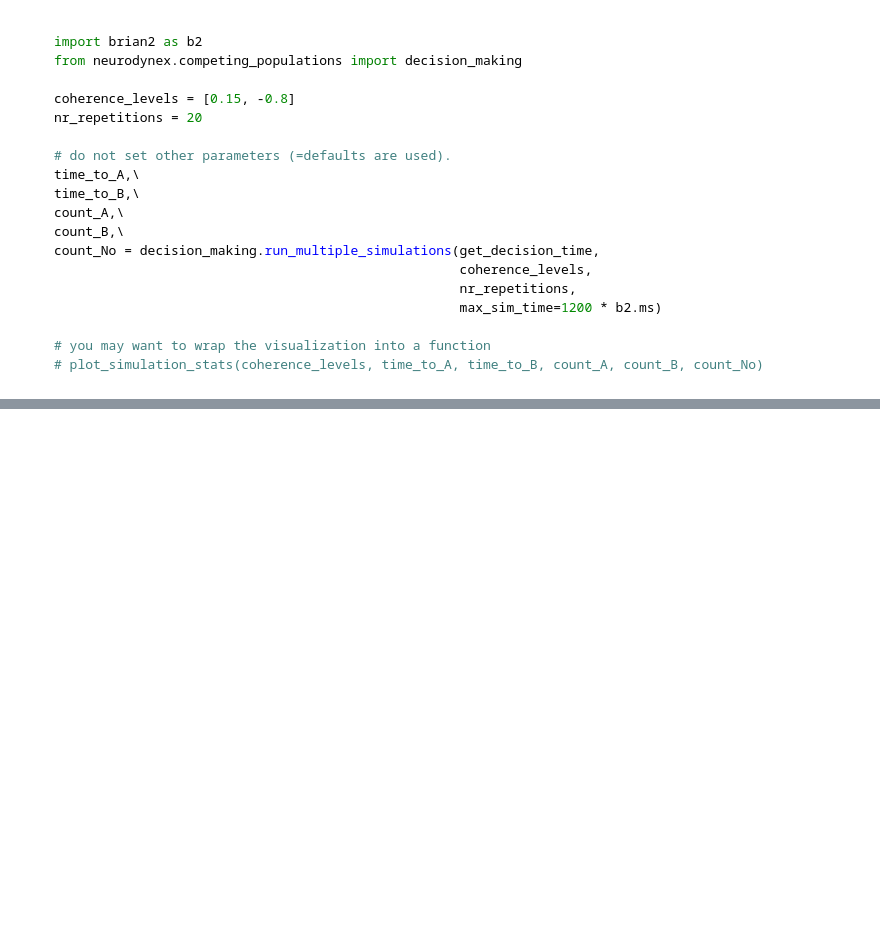
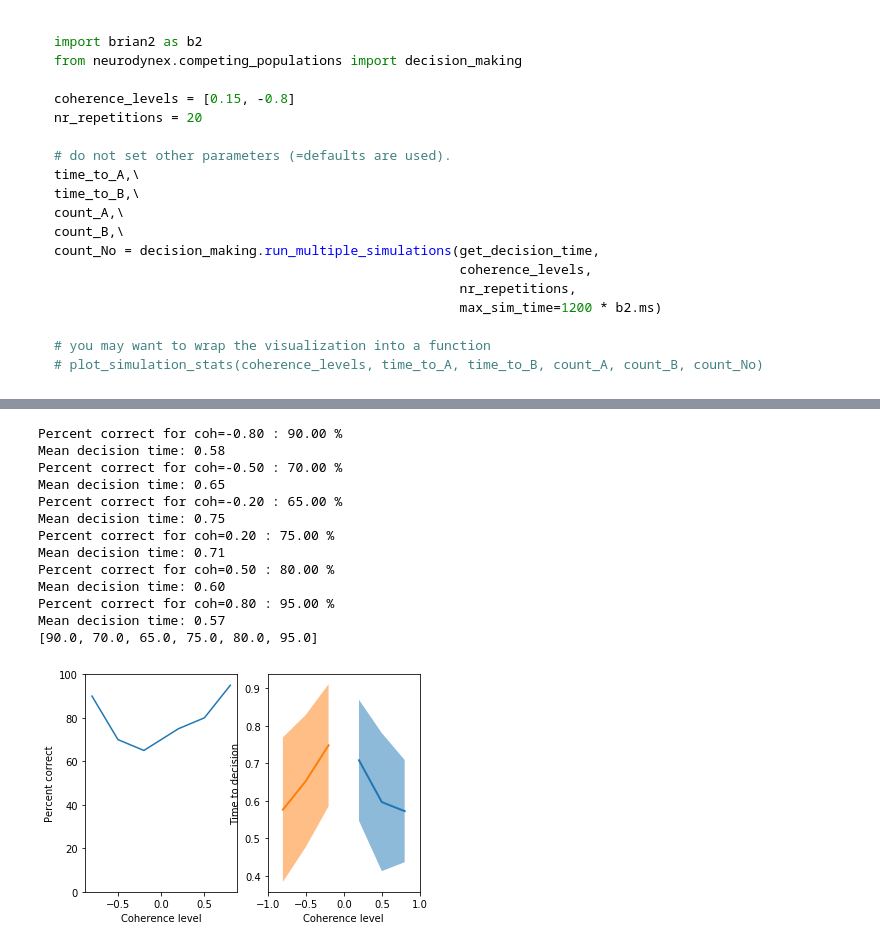
Before and after one commit to mackelab/msne-lsmlsda-2019, a Jupyter notebook: your-code/Project4_AlNi/04_decision_making.ipynb, the cells around one changed output, grey strips where cells are left out. Drawn from its saved outputs; the diff is of its cells as text; code cells hidden in the pictures; blank space fills up the shorter version.

```diff
--- a/your-code/Project4_AlNi/04_decision_making.ipynb
+++ b/your-code/Project4_AlNi/04_decision_making.ipynb
@@ -577,5 +568,5 @@ def plot_simulation_stats(coherence_levels, reps, time_to_A, time_to_B, count_A,
 # %%
-coherence_levels = [0.15, -0.8]
+coherence_levels = [-0.8, -0.5, -0.2, 0.2, 0.5, 0.8]
 nr_repetitions = 20
 
 # do not set other parameters (=defaults are used).
@@ -589,0 +604,53 @@ count_No = decision_making.run_multiple_simulations(get_decision_time,
+# %%
+def plot_simulation_stats(coherence_levels, reps, time_to_A, time_to_B, count_A, count_B, count_No):
+    percents = percent_correct(coherence_levels, reps, time_to_A, time_to_B, count_A, count_B, count_No)
+    print(percents)
+    plt.subplot(1,2,1)
+    plt.plot(coherence_levels,percents)
+    plt.xlabel('Coherence level')
+    plt.ylabel('Percent correct')
+    plt.ylim(0,100)
+    plt.subplot(1,2,2)
+    mean_A = []
+    mean_B = []
+    std_A = []
+    std_B = []
+    coherence_levels = np.array(coherence_levels)
+    time_to_A = np.array(time_to_A)
+    time_to_B = np.array(time_to_B)
+    for idx in range(len(coherence_levels)):
+        if coherence_levels[idx]<0:
+            mean_B.append(np.mean(time_to_B[idx,time_to_B[idx,:]>0]))
+            std_B.append(np.std(time_to_B[idx,time_to_B[idx,:]>0]))
+        else:
+            mean_A.append(np.mean(time_to_A[idx,time_to_A[idx,:]>0]))
+            std_A.append(np.std(time_to_A[idx,time_to_A[idx,:]>0]))
+
+    mean_A = np.array(mean_A)
+    mean_B = np.array(mean_B)
+    std_A = np.array(std_A)
+    std_B = np.array(std_B)
+    plt.plot(coherence_levels[coherence_levels>0],mean_A,lw=2)
+    plt.plot(coherence_levels[coherence_levels<0],mean_B,lw=2)
+    plt.fill_between(coherence_levels[coherence_levels>0], mean_A+std_A, mean_A-std_A, alpha=0.5)
+    plt.fill_between(coherence_levels[coherence_levels<0], mean_B+std_B, mean_B-std_B, alpha=0.5)
+    plt.xlabel('Coherence level')
+    plt.ylabel('Time to decision')
+    plt.xlim(-1,1)
+# %%
+plot_simulation_stats(coherence_levels, nr_repetitions, time_to_A, time_to_B, count_A, count_B, count_No)
+# %% [output]
+Percent correct for coh=-0.80 : 90.00 %
+Mean decision time: 0.58
+Percent correct for coh=-0.50 : 70.00 %
+Mean decision time: 0.65
+Percent correct for coh=-0.20 : 65.00 %
+Mean decision time: 0.75
+Percent correct for coh=0.20 : 75.00 %
+Mean decision time: 0.71
+Percent correct for coh=0.50 : 80.00 %
+Mean decision time: 0.60
+Percent correct for coh=0.80 : 95.00 %
+Mean decision time: 0.57
+[90.0, 70.0, 65.0, 75.0, 80.0, 95.0]
+[figure, added]
```
Also changed, not shown: parts of 4 cells of this notebook.
